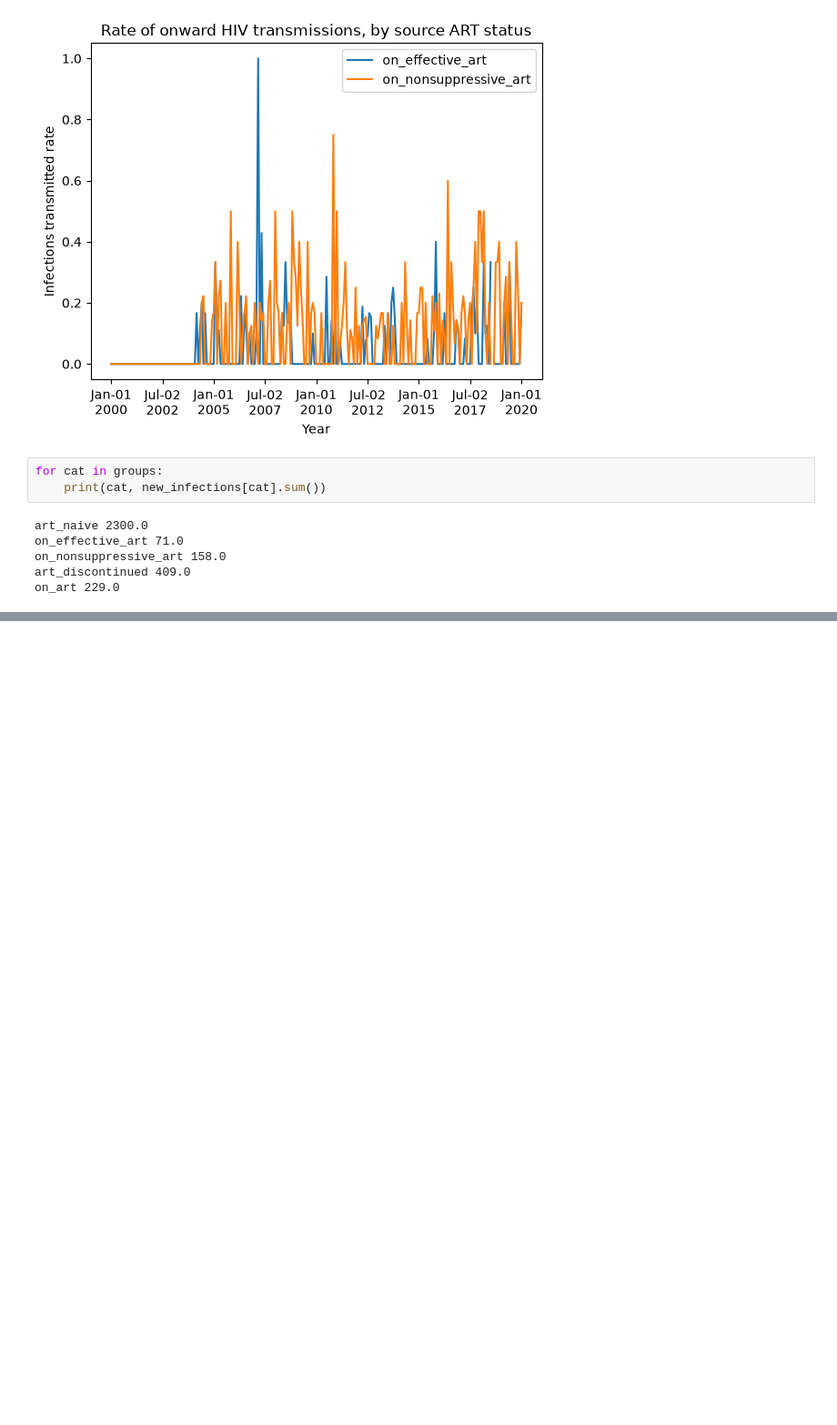
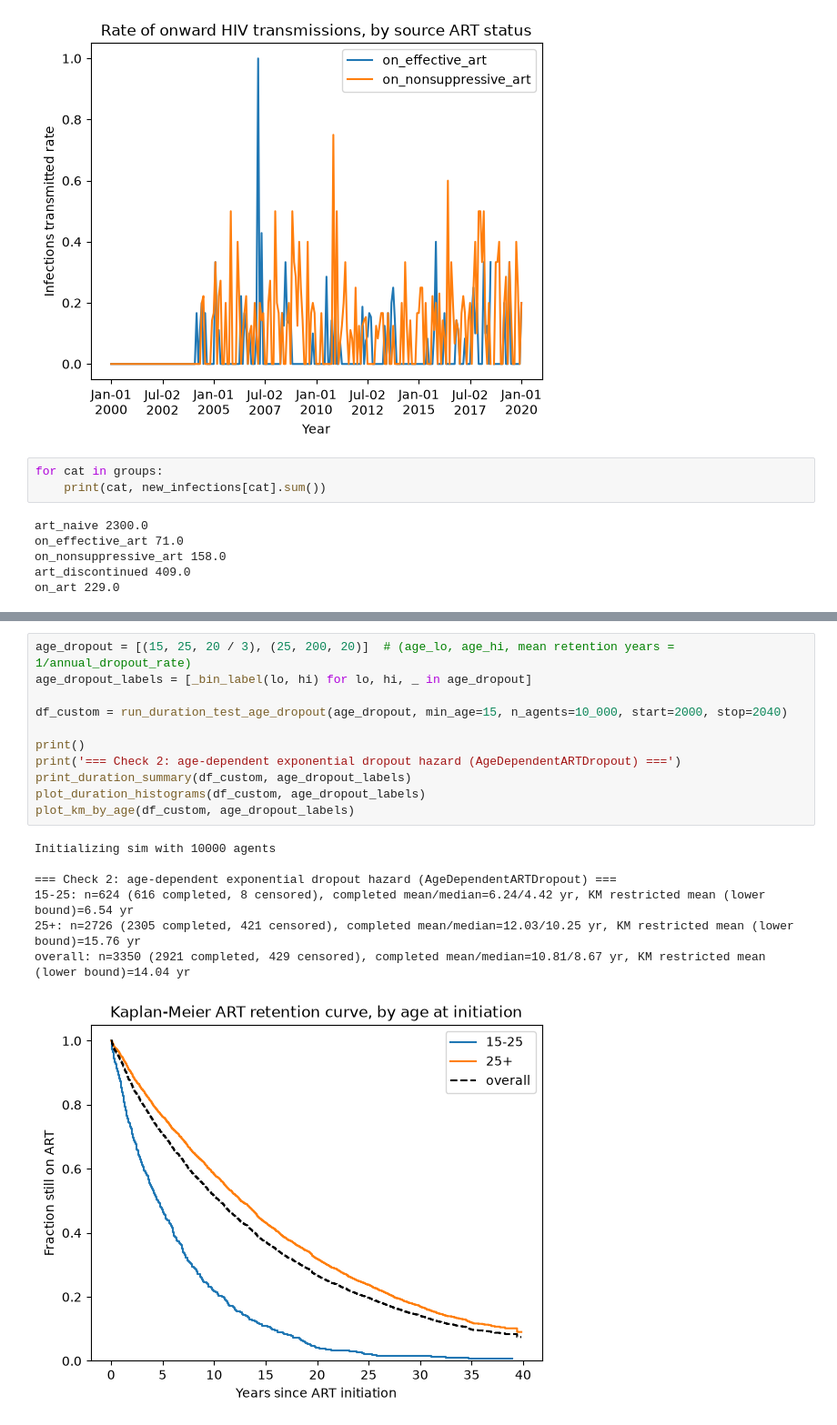
Before and after one commit to dtcitron/HIVSim_notes, a Jupyter notebook: Testing_new_ART_transmission_and_mortality.ipynb, the cells around one changed output, grey strips where cells are left out. Shown at 91% size. Cells and saved outputs as stored; diff of their text form; blank space fills up the shorter version.

```diff
--- a/Testing_new_ART_transmission_and_mortality.ipynb
+++ b/Testing_new_ART_transmission_and_mortality.ipynb
@@ -255,0 +841,19 @@ on_art 229.0
+# %%
+age_dropout = [(15, 25, 20 / 3), (25, 200, 20)]  # (age_lo, age_hi, mean retention years = 1/annual_dropout_rate)
+age_dropout_labels = [_bin_label(lo, hi) for lo, hi, _ in age_dropout]
+
+df_custom = run_duration_test_age_dropout(age_dropout, min_age=15, n_agents=10_000, start=2000, stop=2040)
+
+print()
+print('=== Check 2: age-dependent exponential dropout hazard (AgeDependentARTDropout) ===')
+print_duration_summary(df_custom, age_dropout_labels)
+plot_duration_histograms(df_custom, age_dropout_labels)
+plot_km_by_age(df_custom, age_dropout_labels)
+# %% [output]
+Initializing sim with 10000 agents
+
+=== Check 2: age-dependent exponential dropout hazard (AgeDependentARTDropout) ===
+15-25: n=624 (616 completed, 8 censored), completed mean/median=6.24/4.42 yr, KM restricted mean (lower bound)=6.54 yr
+25+: n=2726 (2305 completed, 421 censored), completed mean/median=12.03/10.25 yr, KM restricted mean (lower bound)=15.76 yr
+overall: n=3350 (2921 completed, 429 censored), completed mean/median=10.81/8.67 yr, KM restricted mean (lower bound)=14.04 yr
+[figure, added]
```
Also changed, not shown: parts of 11 cells of this notebook, 3 other files.
